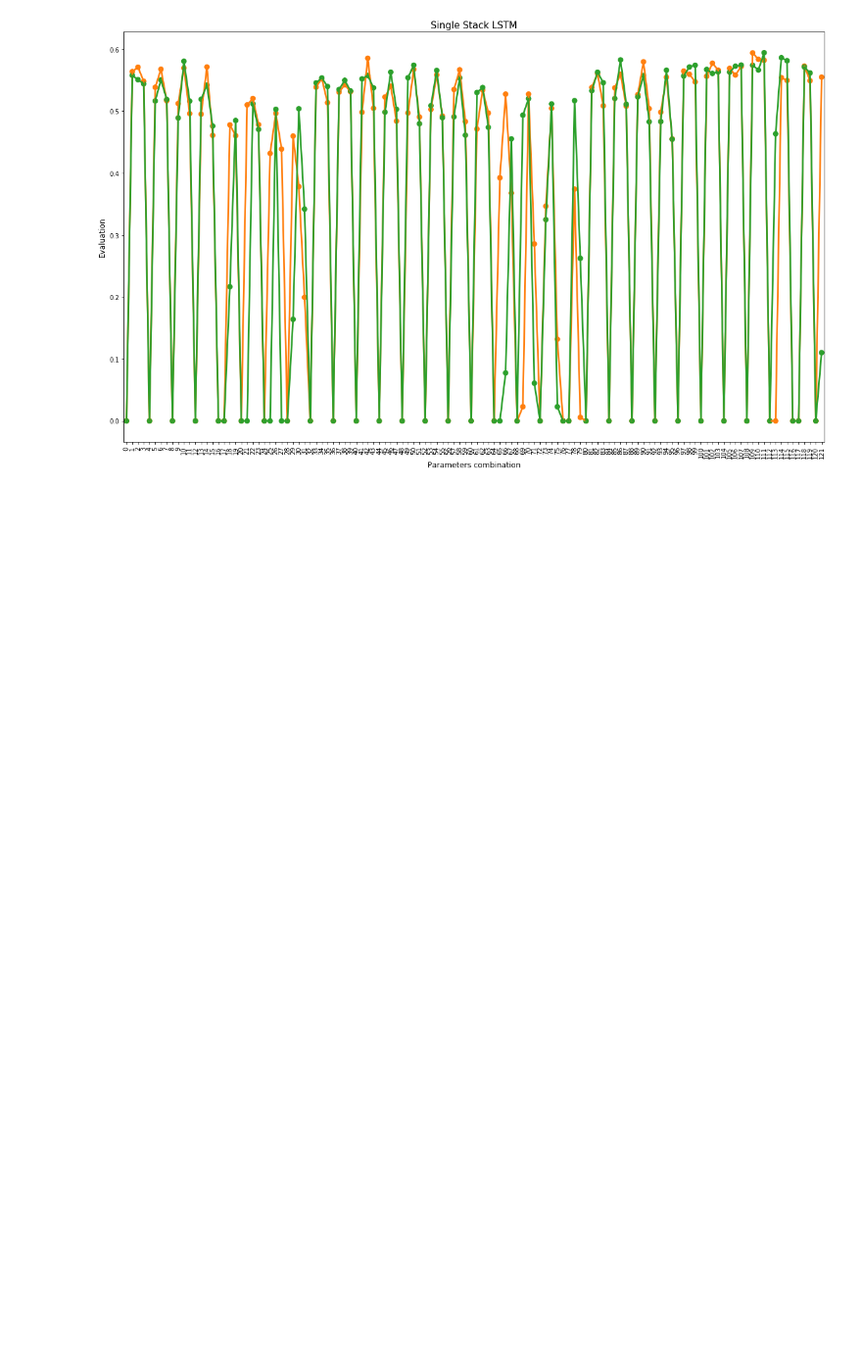
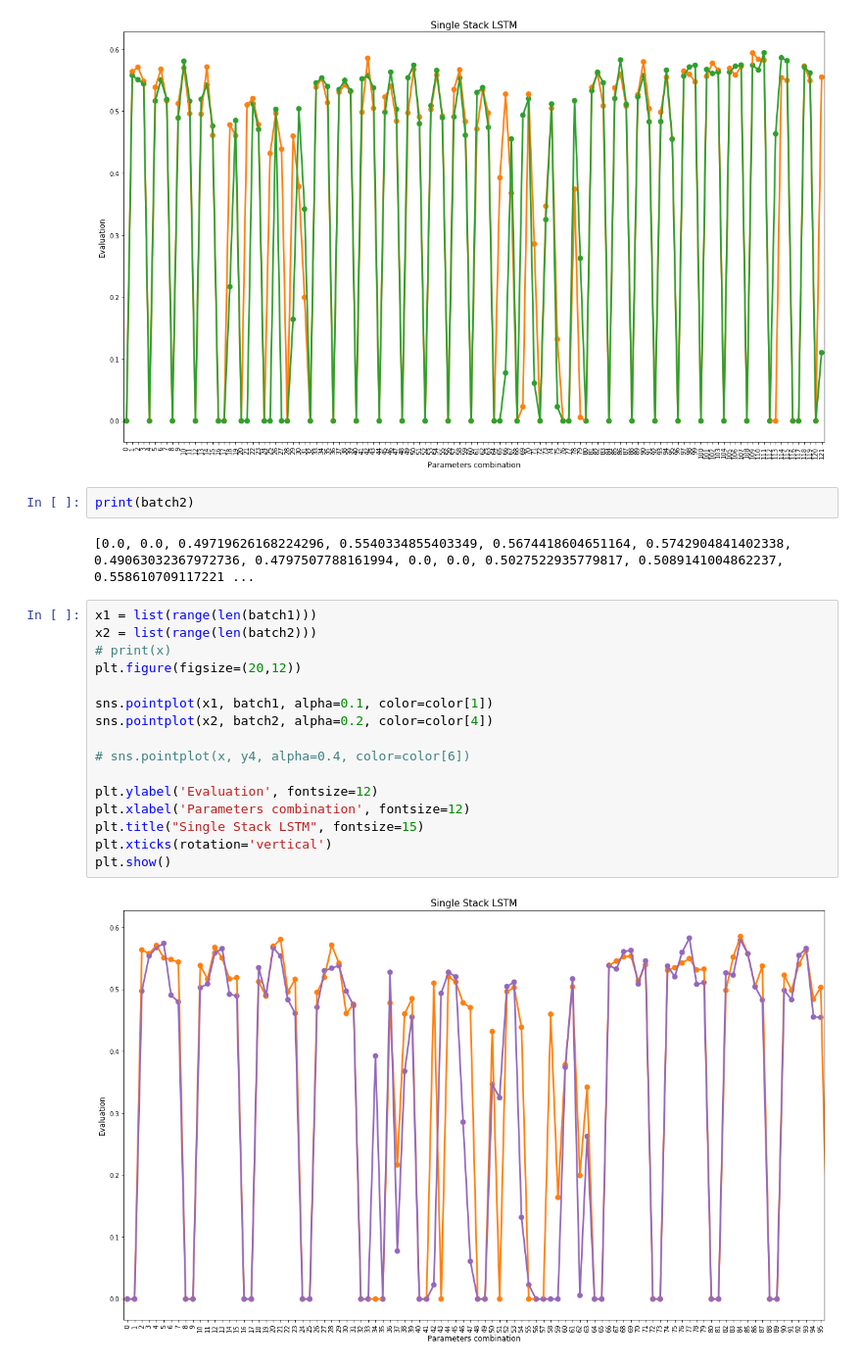
Before and after one commit to alanzhang88/SONegativeCommentDetection, a Jupyter notebook: dataExploration/prediction_evalution.ipynb, the cells around one changed output. Shown at 98% size. Saved outputs shown, nothing was run; the diff lists cells and outputs as text; blank space fills up the shorter version.

```diff
--- a/dataExploration/prediction_evalution.ipynb
+++ b/dataExploration/prediction_evalution.ipynb
@@ -74,3 +190,25 @@ plt.xticks(rotation='vertical')
 plt.show()
 # %% [output]
 [figure]
+# %%
+print(batch2)
+# %% [output]
+[0.0, 0.0, 0.49719626168224296, 0.5540334855403349, 0.5674418604651164, 0.5742904841402338, 0.49063032367972736, 0.4797507788161994, 0.0, 0.0, 0.5027522935779817, 0.5089141004862237, 0.558610709117221 ...
+# %%
+x1 = list(range(len(batch1)))
+x2 = list(range(len(batch2)))
+# print(x)
+plt.figure(figsize=(20,12))
+
+sns.pointplot(x1, batch1, alpha=0.1, color=color[1])
+sns.pointplot(x2, batch2, alpha=0.2, color=color[4])
+
+# sns.pointplot(x, y4, alpha=0.4, color=color[6])
+
+plt.ylabel('Evaluation', fontsize=12)
+plt.xlabel('Parameters combination', fontsize=12)
+plt.title("Single Stack LSTM", fontsize=15)
+plt.xticks(rotation='vertical')
+plt.show()
+# %% [output]
+[figure, added]
```
Also changed, not shown: parts of 9 cells of this notebook, 3 other files.
